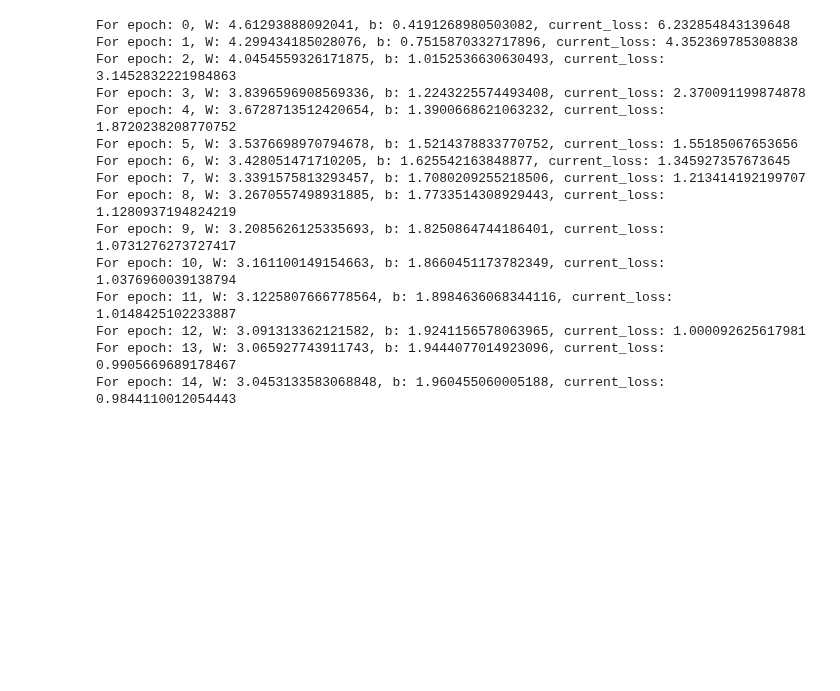
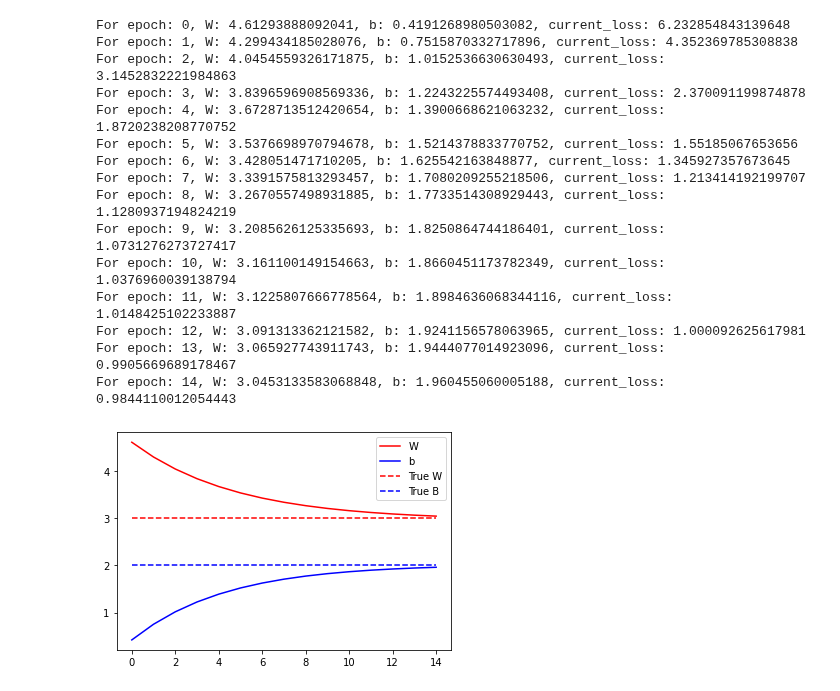
Before and after one commit to TUCchkul/ComputerVision-Object-Detection-and-Object-Tracking, a Jupyter notebook: TensorFlow/Simple Linear Regression.ipynb, the cells around one changed output. Drawn from its saved outputs; the diff is of its cells as text; code cells hidden in the pictures; blank space fills up the shorter version.

```diff
--- a/TensorFlow/Simple Linear Regression.ipynb
+++ b/TensorFlow/Simple Linear Regression.ipynb
@@ -139,3 +139,7 @@ For epoch: 14, W: 3.0453133583068848, b: 1.960455060005188, current_loss: 0.9844
 # %%
 plt.plot(range(epochs), Ws, 'r', range(epochs), bs, "b")
 plt.plot([TRUE_W]*epochs, "r--", [TRUE_B]*epochs, "b--")
+plt.legend(["W","b","True W", "True B"])
+plt.show()
+# %% [output]
+[figure, added]
```
Also changed, not shown: parts of 1 cell of this notebook.
